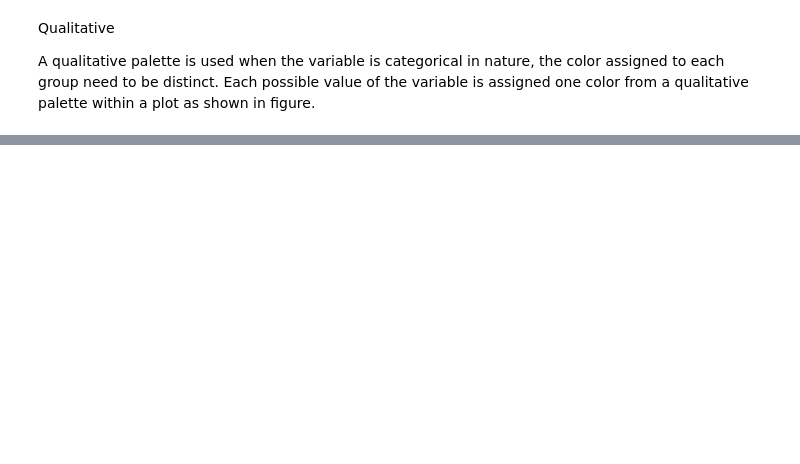
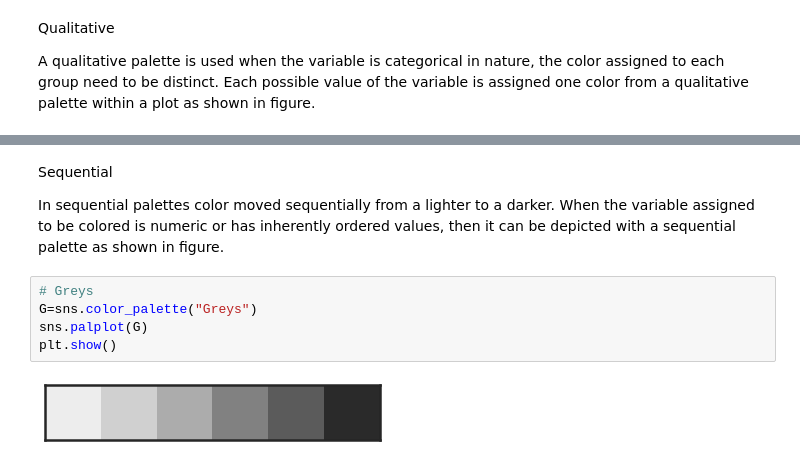
Before and after one commit to Rasel-25/Python, a Jupyter notebook: Seaborn/Seaborn_fundamental.ipynb, the cells around one changed output, grey strips where cells are left out. Cells and saved outputs as stored; diff of their text form; blank space fills up the shorter version.

```diff
--- a/Seaborn/Seaborn_fundamental.ipynb
+++ b/Seaborn/Seaborn_fundamental.ipynb
@@ -324,0 +334,11 @@ plt.show()
+# %% [markdown]
+Sequential
+
+In sequential palettes color moved sequentially from a lighter to a darker. When the variable assigned to be colored is numeric or has inherently ordered values, then it can be depicted with a sequential palette as shown in figure.
+# %%
+# Greys
+G=sns.color_palette("Greys")
+sns.palplot(G)
+plt.show()
+# %% [output]
+[figure, added]
```
Also changed, not shown: parts of 17 cells of this notebook.
